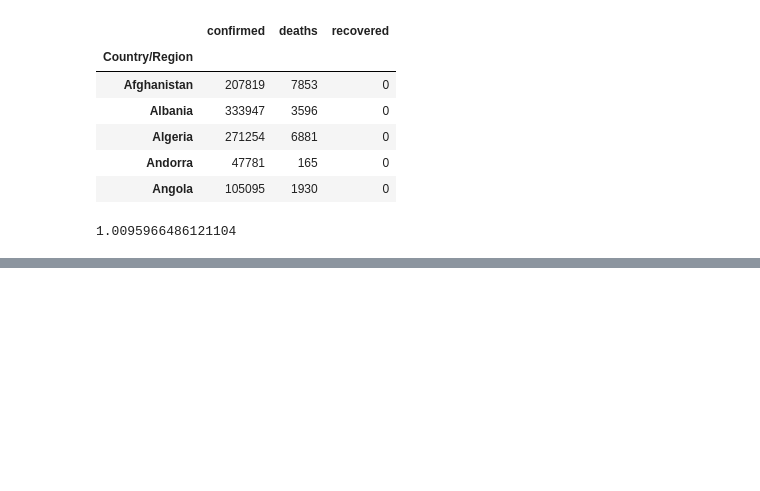
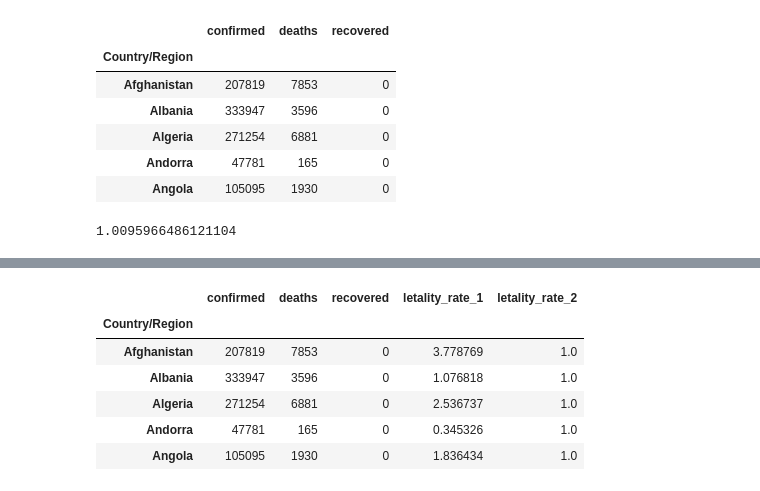
Before and after one commit to muriloWeber/dataScienceAlura, a Jupyter notebook: dataScienceAnalisesParaSaudeEMedicina/Data_Science_e_Saude.ipynb, the cells around one changed output, grey strips where cells are left out. Saved outputs shown, nothing was run; the diff lists cells and outputs as text; code cells hidden in the pictures; blank space fills up the shorter version.

```diff
--- a/dataScienceAnalisesParaSaudeEMedicina/Data_Science_e_Saude.ipynb
+++ b/dataScienceAnalisesParaSaudeEMedicina/Data_Science_e_Saude.ipynb
@@ -329,0 +334,6 @@ print(letality_rate_1 * 100)
+# %%
+sum_up = combined.sum()
+letality_rate_1 = sum_up['deaths'] / sum_up['confirmed']
+letality_rate_2 = sum_up['deaths'] / (sum_up['recovered'] + sum_up['deaths'])
+print(letality_rate_1 * 100)
+print(letality_rate_2 * 100)
@@ -329,0 +347,14 @@ print(letality_rate_1 * 100)
+# %%
+letality_rate_1 = combined['deaths'] / combined['confirmed'] * 100
+combined['letality_rate_1'] = letality_rate_1
+combined['letality_rate_2'] = letality_rate_2
+
+combined.head()
+# %% [output]
+|  | confirmed | deaths | recovered | letality_rate_1 | letality_rate_2 |
+| Country/Region |  |  |  |  |  |
+| Afghanistan | 207819 | 7853 | 0 | 3.778769 | 1.0 |
+| Albania | 333947 | 3596 | 0 | 1.076818 | 1.0 |
+| Algeria | 271254 | 6881 | 0 | 2.536737 | 1.0 |
+| Andorra | 47781 | 165 | 0 | 0.345326 | 1.0 |
+| Angola | 105095 | 1930 | 0 | 1.836434 | 1.0 |
```
Also changed, not shown: parts of 5 cells of this notebook.
